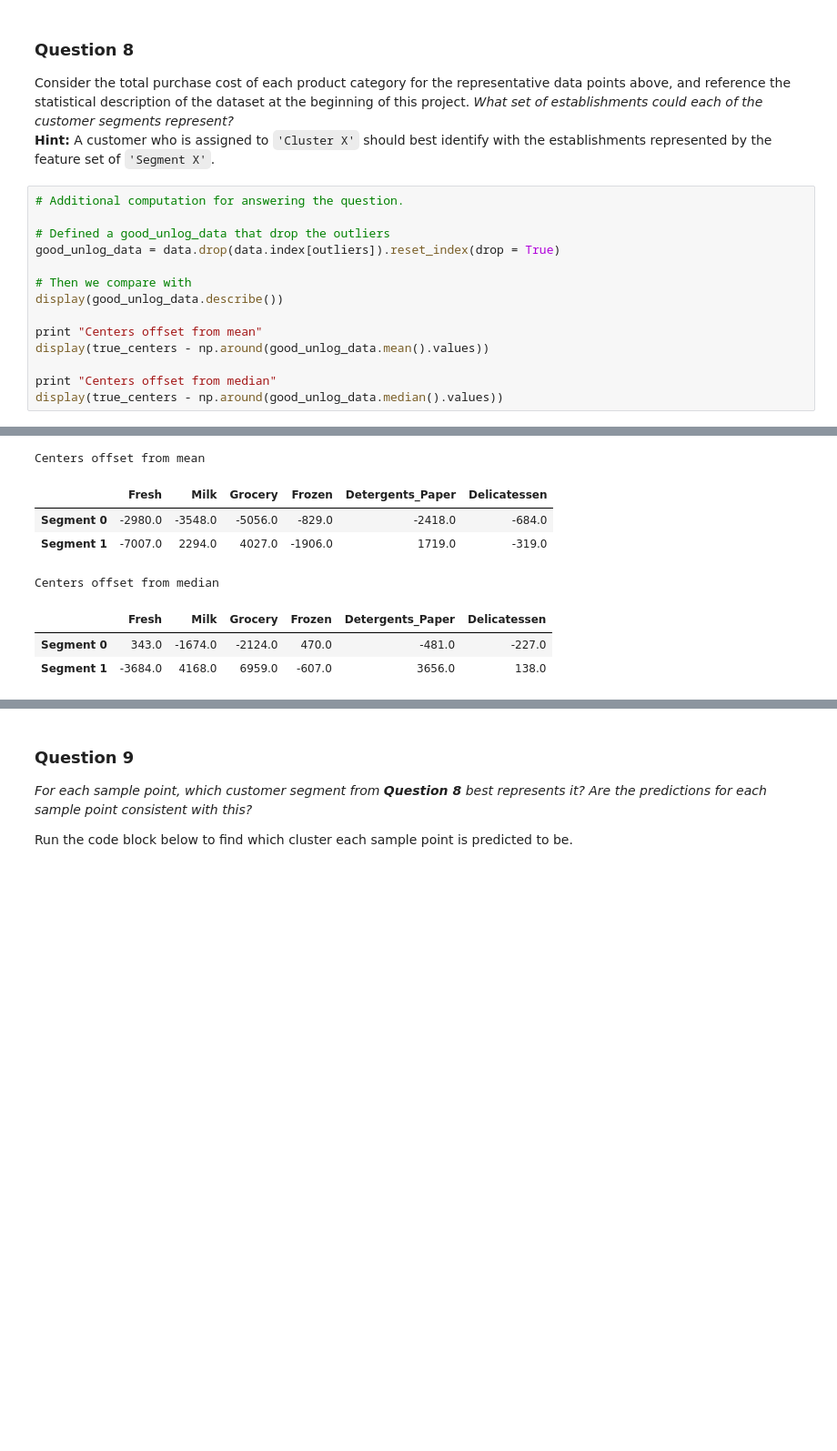
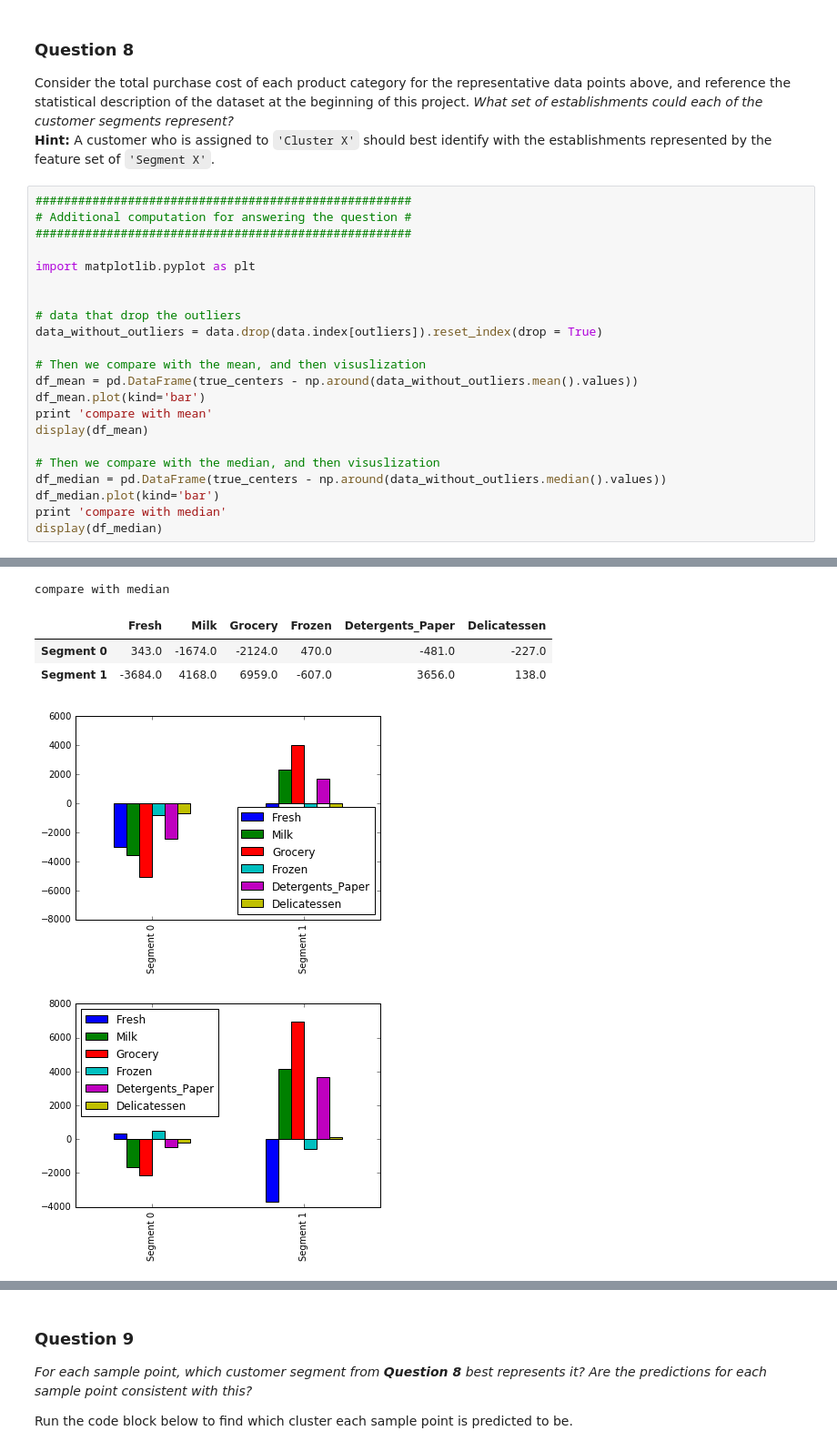
Before and after one commit to KentChun33333/machine-learning, a Jupyter notebook: projects/creating_customer_segments/customer_segments_kent.ipynb, the cells around one changed output, grey strips where cells are left out. Shown at 91% size. Cells and saved outputs as stored; diff of their text form; blank space fills up the shorter version.

```diff
--- a/projects/creating_customer_segments/customer_segments_kent.ipynb
+++ b/projects/creating_customer_segments/customer_segments_kent.ipynb
@@ -538,17 +610,25 @@ display(true_centers)
 Consider the total purchase cost of each product category for the representative data points above, and reference the statistical description of the dataset at the beginning of this project. *What set of establishments could each of the customer segments represent?*
 **Hint:** A customer who is assigned to `'Cluster X'` should best identify with the establishments represented by the feature set of `'Segment X'`.
 # %%
-# Additional computation for answering the question.
+#####################################################
+# Additional computation for answering the question #
+#####################################################
 
-# Defined a good_unlog_data that drop the outliers
-good_unlog_data = data.drop(data.index[outliers]).reset_index(drop = True)
+import matplotlib.pyplot as plt
 
-# Then we compare with
-display(good_unlog_data.describe())
 
-print "Centers offset from mean"
-display(true_centers - np.around(good_unlog_data.mean().values))
+# data that drop the outliers
+data_without_outliers = data.drop(data.index[outliers]).reset_index(drop = True)
 
-print "Centers offset from median"
-display(true_centers - np.around(good_unlog_data.median().values))
+# Then we compare with the mean, and then visuslization
+df_mean = pd.DataFrame(true_centers - np.around(data_without_outliers.mean().values))
+df_mean.plot(kind='bar')
+print 'compare with mean'
+display(df_mean)
+
+# Then we compare with the median, and then visuslization
+df_median = pd.DataFrame(true_centers - np.around(data_without_outliers.median().values))
+df_median.plot(kind='bar')
+print 'compare with median'
+display(df_median)
 # %% [output]
@@ -564,8 +639,6 @@ display(true_centers - np.around(good_unlog_data.median().values))
-Centers offset from mean
+compare with median
 |  | Fresh | Milk | Grocery | Frozen | Detergents_Paper | Delicatessen |
-| Segment 0 | -2980.0 | -3548.0 | -5056.0 | -829.0 | -2418.0 | -684.0 |
-| Segment 1 | -7007.0 | 2294.0 | 4027.0 | -1906.0 | 1719.0 | -319.0 |
+| Segment 0 | 343.0 | -1674.0 | -2124.0 | 470.0 | -481.0 | -227.0 |
+| Segment 1 | -3684.0 | 4168.0 | 6959.0 | -607.0 | 3656.0 | 138.0 |
-Centers offset from median
-|  | Fresh | Milk | Grocery | Frozen | Detergents_Paper | Delicatessen |
-| Segment 0 | 343.0 | -1674.0 | -2124.0 | 470.0 | -481.0 | -227.0 |
-| Segment 1 | -3684.0 | 4168.0 | 6959.0 | -607.0 | 3656.0 | 138.0 |
+[figure, added]
+[figure, added]
```
Also changed, not shown: parts of 21 cells of this notebook, 6 other files.
